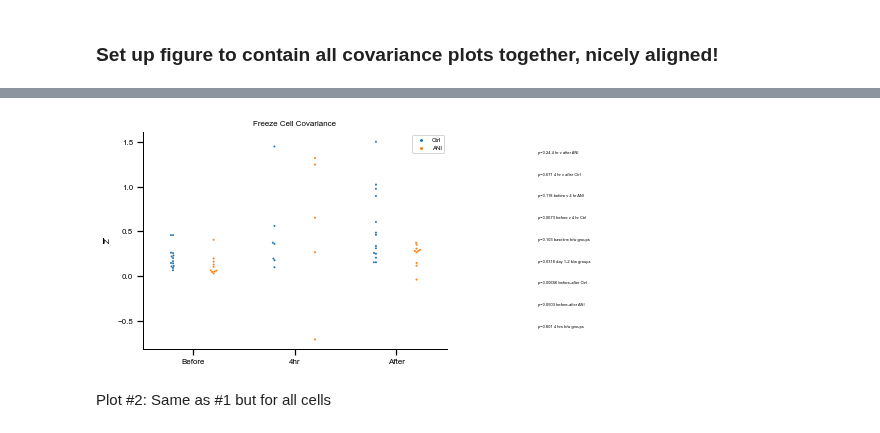
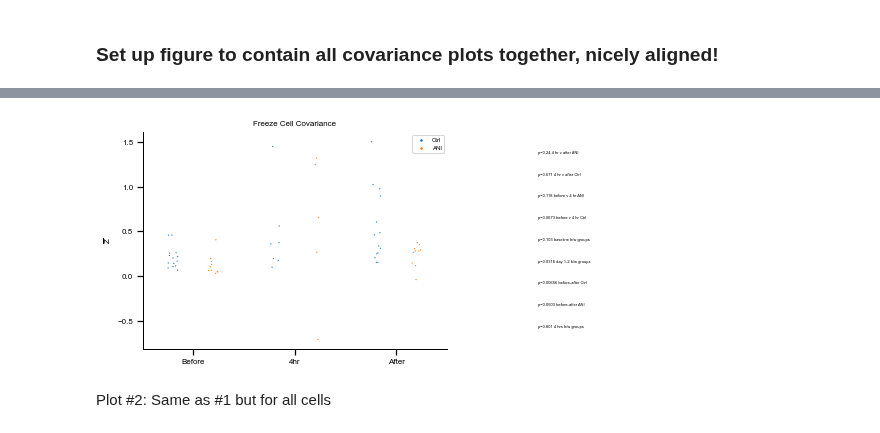
Before and after one commit to nkinsky/Eraser, a Jupyter notebook: Notebooks/COV_across_days.ipynb, the cells around one changed output, grey strips where cells are left out. Drawn from its saved outputs; the diff is of its cells as text; code cells hidden in the pictures.

Commit message:
playing around with plotting

```diff
--- a/Notebooks/COV_across_days.ipynb
+++ b/Notebooks/COV_across_days.ipynb
@@ -194,7 +194,7 @@ erp.match_max_lims(ax, axis='y')
 ### Set up figure to contain all covariance plots together, nicely aligned!
 # %%
 %matplotlib notebook
-figcv = plt.figure(figsize=(8, 5))
+figcv = plt.figure(figsize=(7, 4))
 gs = gridspec.GridSpec(4, 4, figure=figcv)
 axfrz_stat = figcv.add_subplot(gs[0,0])
 axfrz_plot = figcv.add_subplot(gs[1,0])
@@ -206,26 +206,26 @@ axall_plot = figcv.add_subplot(gs[1,2])
 # %%
 %matplotlib inline
 fig, ax = plt.subplots(1, 2, figsize=(12, 4))
 for ida, (ap, astat, f) in enumerate(zip([axfrz_plot, ax[0]], [axfrz_stat, ax[1]], [figcv, fig])):
     if ida == 0:
-        sns.set_context("paper", font_scale = 2)
+        sns.set_context("paper", font_scale=2)
     else:
         sns.set_context("notebook")
-    gfg = sns.swarmplot(x="Designation", y="cov_z_mean", hue="Group", size=2,
+    gfg = sns.stripplot(x="Designation", y="cov_z_mean", hue="Group", size=1.25,
                   data=sigz_freeze_df[~(sigz_freeze_df['Designation'] == '')], dodge=True, ax=ap)
-    gfg.legend(fontsize=6, markerscale=0.25)
+    gfg.legend(fontsize=6, markerscale=0.15)
     ap.set_title('Freeze Cell Covariance', fontsize=8)
     ap.set_ylabel(r'$\mathregular{\overline{Z}}$', fontsize=8)
     ap.set_xlabel('', fontsize=8)
-    ap.tick_params(axis='both', which='major', labelsize=8, lineweight=1)
+    ap.tick_params(axis='both', which='major', labelsize=8, grid_linewidth=1)
     plt.setp(ap.spines.values(), linewidth=1)
     sns.despine(ax=ap)
     stats_before_after(sigz_freeze_df, 'cov_z_mean', ax=astat, fontsize=6)
     sns.despine(ax=astat, bottom=True, left=True)
     astat.tick_params(axis='both', left=False, bottom=False, labelleft=False, labelbottom=False)
 fig.savefig(print_dir + "/cov_before_after_freeze_cells.pdf")
 # %% [output]
-[figure, old version]
+[figure, new version]
 # %% [markdown]
 Plot #2: Same as #1 but for all cells
 # %%
```
Also changed, not shown: parts of 14 cells of this notebook.
